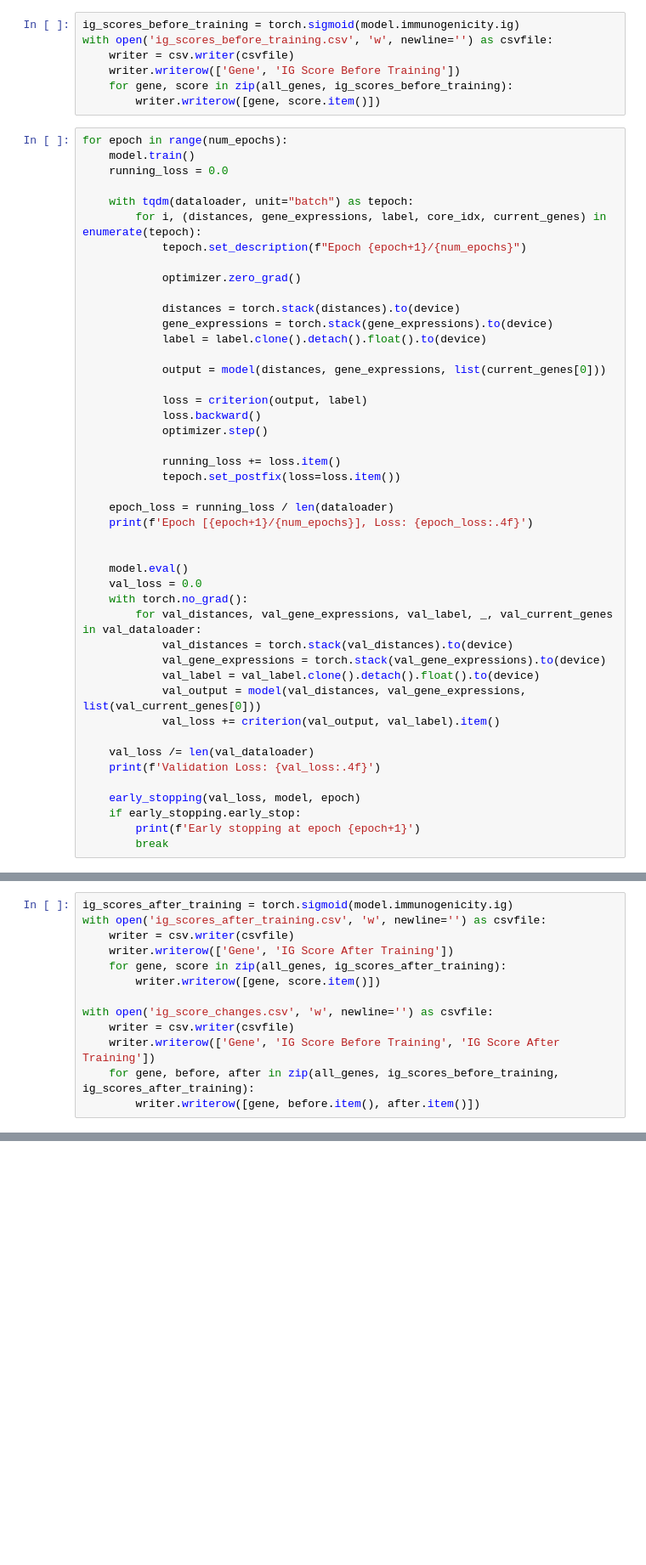
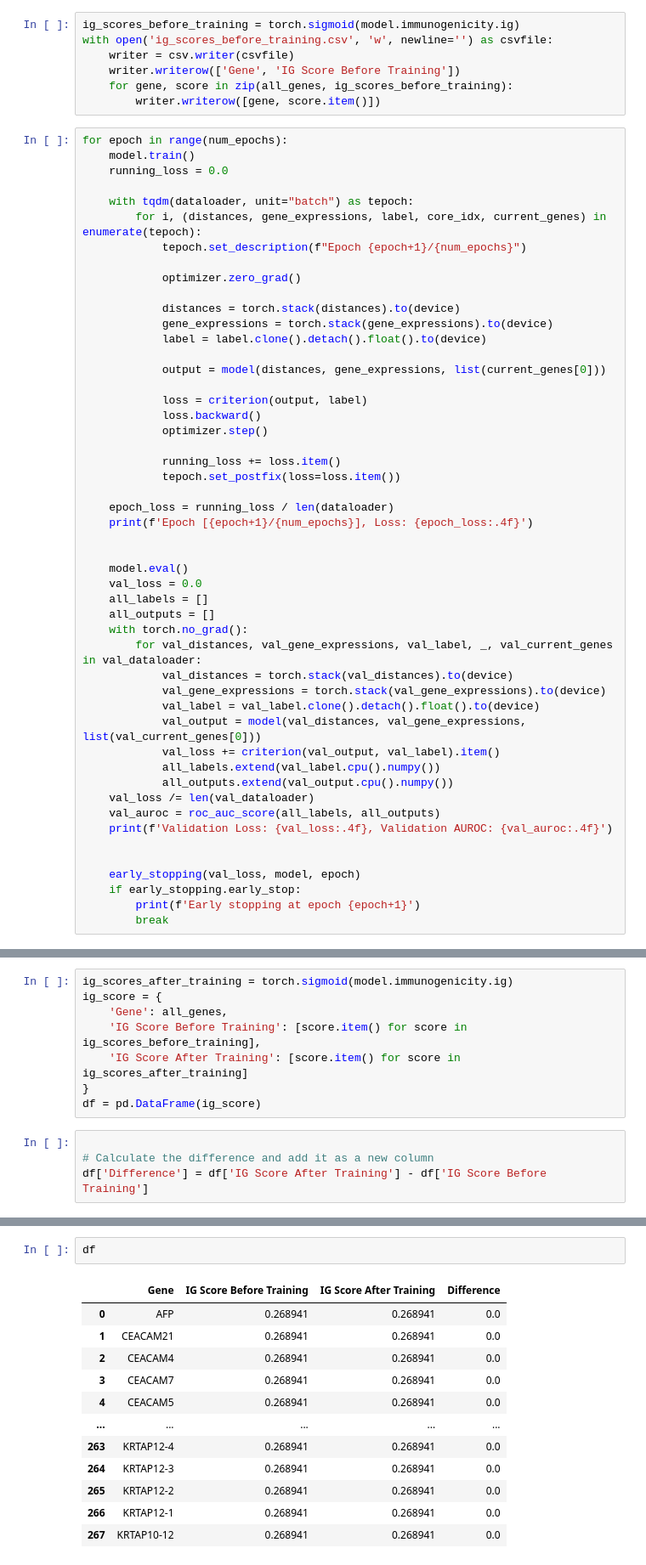
Before and after one commit to yaober/SPACER, a Jupyter notebook: train.ipynb, the cells around one changed output, grey strips where cells are left out. Shown: that part at 85% size. Drawn from its saved outputs; the diff is of its cells as text; blank space fills up the shorter version.

```diff
--- a/train.ipynb
+++ b/train.ipynb
@@ -83,6 +92,8 @@ for epoch in range(num_epochs):
 
     model.eval()
     val_loss = 0.0
+    all_labels = []
+    all_outputs = []
     with torch.no_grad():
         for val_distances, val_gene_expressions, val_label, _, val_current_genes in val_dataloader:
             val_distances = torch.stack(val_distances).to(device)
@@ -90,9 +101,12 @@ for epoch in range(num_epochs):
             val_label = val_label.clone().detach().float().to(device)
             val_output = model(val_distances, val_gene_expressions, list(val_current_genes[0]))
             val_loss += criterion(val_output, val_label).item()
+            all_labels.extend(val_label.cpu().numpy())
+            all_outputs.extend(val_output.cpu().numpy())
+    val_loss /= len(val_dataloader)
+    val_auroc = roc_auc_score(all_labels, all_outputs)
+    print(f'Validation Loss: {val_loss:.4f}, Validation AUROC: {val_auroc:.4f}')
 
-    val_loss /= len(val_dataloader)
-    print(f'Validation Loss: {val_loss:.4f}')
 
     early_stopping(val_loss, model, epoch)
     if early_stopping.early_stop:
@@ -104,13 +119,12 @@ Validation Loss: 0.6259
-# %%
-ig_scores_after_training = torch.sigmoid(model.immunogenicity.ig)
-with open('ig_scores_after_training.csv', 'w', newline='') as csvfile:
-    writer = csv.writer(csvfile)
-    writer.writerow(['Gene', 'IG Score After Training'])
-    for gene, score in zip(all_genes, ig_scores_after_training):
-        writer.writerow([gene, score.item()])
-
-with open('ig_score_changes.csv', 'w', newline='') as csvfile:
-    writer = csv.writer(csvfile)
-    writer.writerow(['Gene', 'IG Score Before Training', 'IG Score After Training'])
-    for gene, before, after in zip(all_genes, ig_scores_before_training, ig_scores_after_training):
-        writer.writerow([gene, before.item(), after.item()])
+# %%
+ig_scores_after_training = torch.sigmoid(model.immunogenicity.ig)
+ig_score = {
+    'Gene': all_genes,
+    'IG Score Before Training': [score.item() for score in ig_scores_before_training],
+    'IG Score After Training': [score.item() for score in ig_scores_after_training]
+}
+df = pd.DataFrame(ig_score)
+# %%
+
+# Calculate the difference and add it as a new column
+df['Difference'] = df['IG Score After Training'] - df['IG Score Before Training']
@@ -116,0 +137,15 @@ with open('ig_score_changes.csv', 'w', newline='') as csvfile:
+# %%
+df
+# %% [output]
+|  | Gene | IG Score Before Training | IG Score After Training | Difference |
+| 0 | AFP | 0.268941 | 0.268941 | 0.0 |
+| 1 | CEACAM21 | 0.268941 | 0.268941 | 0.0 |
+| 2 | CEACAM4 | 0.268941 | 0.268941 | 0.0 |
+| 3 | CEACAM7 | 0.268941 | 0.268941 | 0.0 |
+| 4 | CEACAM5 | 0.268941 | 0.268941 | 0.0 |
+| ... | ... | ... | ... | ... |
+| 263 | KRTAP12-4 | 0.268941 | 0.268941 | 0.0 |
+| 264 | KRTAP12-3 | 0.268941 | 0.268941 | 0.0 |
+| 265 | KRTAP12-2 | 0.268941 | 0.268941 | 0.0 |
+| 266 | KRTAP12-1 | 0.268941 | 0.268941 | 0.0 |
+| 267 | KRTAP10-12 | 0.268941 | 0.268941 | 0.0 |
```
Also changed, not shown: parts of 15 cells of this notebook, 17 other files.
